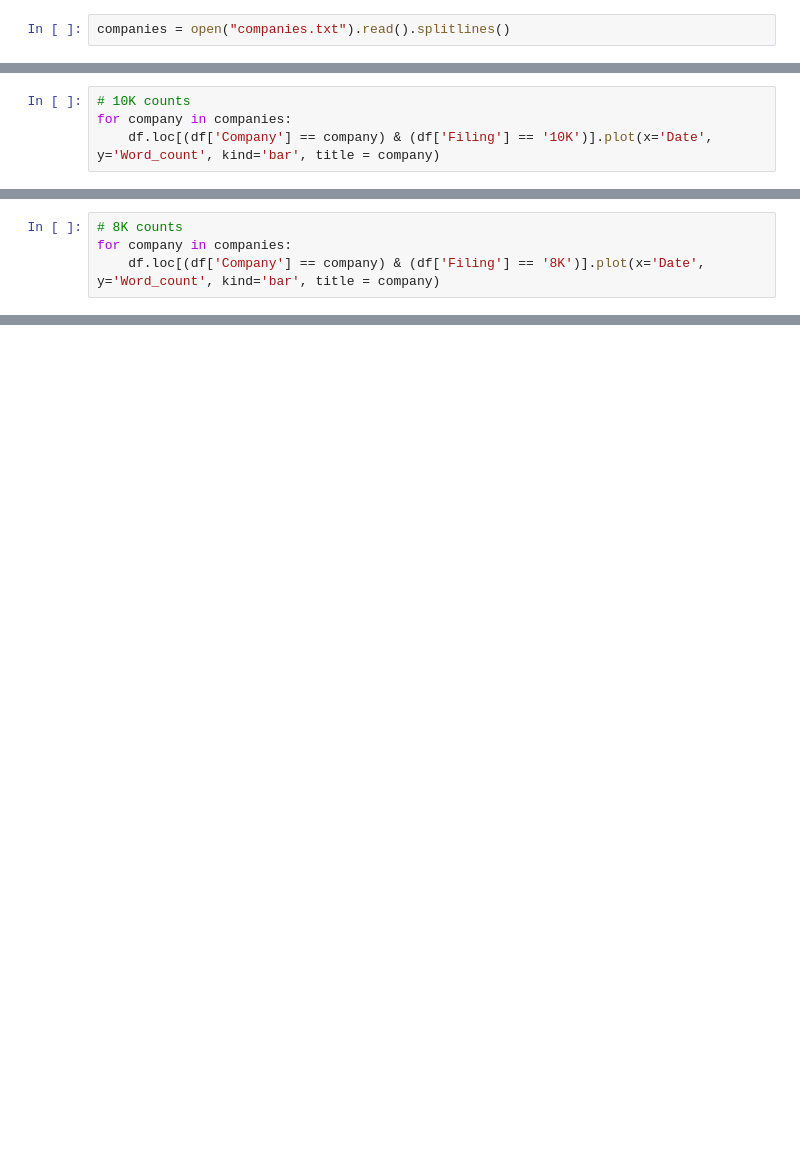
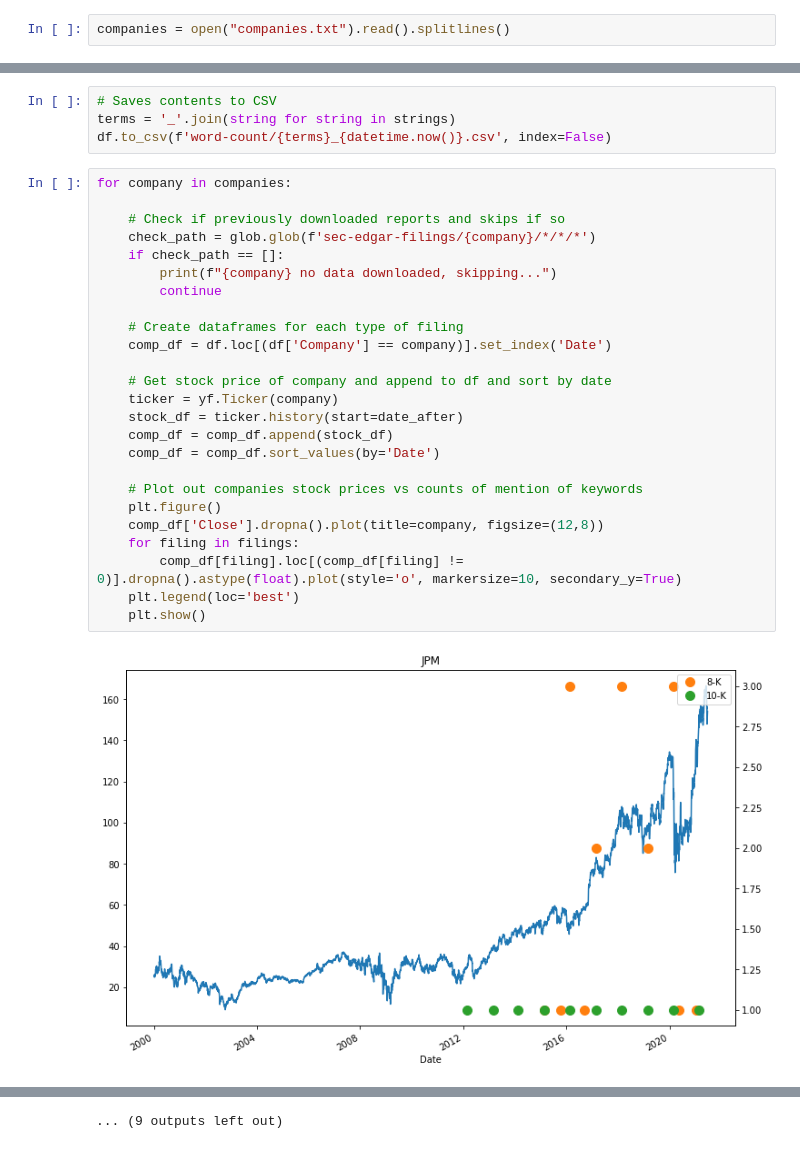
Before and after one commit to lukebarousse/CyberSecurity_Analysis, a Jupyter notebook: text_analysis.ipynb, the cells around one changed output, grey strips where cells are left out. Saved outputs shown, nothing was run; the diff lists cells and outputs as text; blank space fills up the shorter version.

```diff
--- a/text_analysis.ipynb
+++ b/text_analysis.ipynb
@@ -47,4 +46,0 @@ df = df.sort_values(by='Date')
-# %%
-# 10K counts
-for company in companies:
-    df.loc[(df['Company'] == company) & (df['Filing'] == '10K')].plot(x='Date', y='Word_count', kind='bar', title = company)
@@ -56,4 +46,0 @@ for company in companies:
-# %%
-# 8K counts
-for company in companies:
-    df.loc[(df['Company'] == company) & (df['Filing'] == '8K')].plot(x='Date', y='Word_count', kind='bar', title = company)
@@ -64,0 +47,31 @@ for company in companies:
+# %%
+# Saves contents to CSV
+terms = '_'.join(string for string in strings)
+df.to_csv(f'word-count/{terms}_{datetime.now()}.csv', index=False)
+# %%
+for company in companies:
+
+    # Check if previously downloaded reports and skips if so
+    check_path = glob.glob(f'sec-edgar-filings/{company}/*/*/*')
+    if check_path == []:
+        print(f"{company} no data downloaded, skipping...")
+        continue
+
+    # Create dataframes for each type of filing
+    comp_df = df.loc[(df['Company'] == company)].set_index('Date')
+
+    # Get stock price of company and append to df and sort by date
+    ticker = yf.Ticker(company)
+    stock_df = ticker.history(start=date_after)
+    comp_df = comp_df.append(stock_df)
+    comp_df = comp_df.sort_values(by='Date')
+
+    # Plot out companies stock prices vs counts of mention of keywords
+    plt.figure()
+    comp_df['Close'].dropna().plot(title=company, figsize=(12,8))
+    for filing in filings:
+        comp_df[filing].loc[(comp_df[filing] != 0)].dropna().astype(float).plot(style='o', markersize=10, secondary_y=True)
+    plt.legend(loc='best')
+    plt.show()
+# %% [output]
+[figure, added]
@@ -64,0 +89 @@ for company in companies:
+... (9 outputs left out)
```
Also changed, not shown: parts of 5 cells of this notebook, 5 other files.
